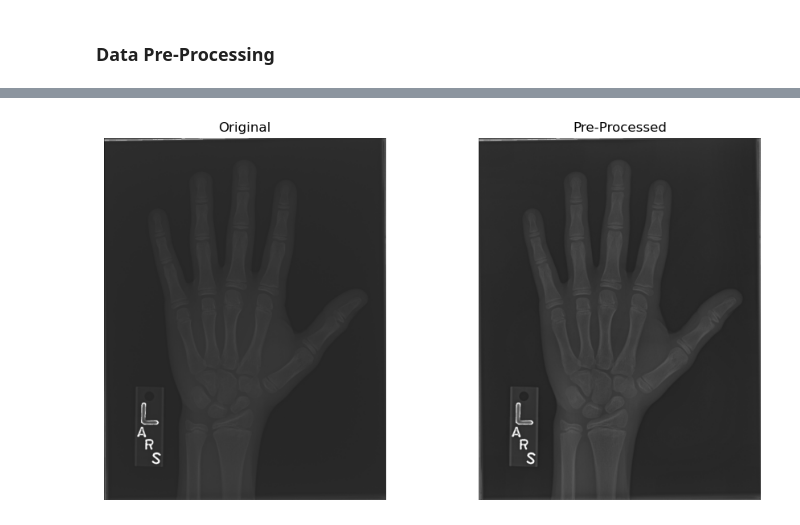
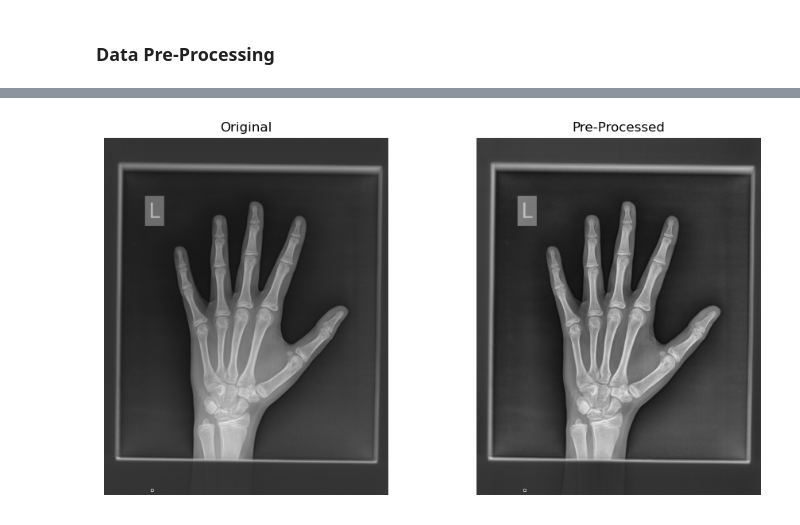
Before and after one commit to andresespinalh/Bone-Age-Assessment-HDA, a Jupyter notebook: bone-age-assessment-analysis.ipynb, the cells around one changed output, grey strips where cells are left out. Drawn from its saved outputs; the diff is of its cells as text; code cells hidden in the pictures.

Commit message:
First attempts at edge detection & sampling before EDA

```diff
--- a/bone-age-assessment-analysis.ipynb
+++ b/bone-age-assessment-analysis.ipynb
@@ -76,8 +77,22 @@ for split in img_paths_src_dict:
     file_names = [f for f in os.listdir(dir) if os.path.isfile(os.path.join(dir, f))]
     relative_paths = [os.path.join(dir, f) for f in file_names]
     img_rel_paths_dict[split] = relative_paths
+
+# Take % amount of samples of images from the training set to analyze
+random.seed(642)
+perc_samples = 0.25
+n_samples = int(round(perc_samples*len(img_rel_paths_dict['training']), 0))
+img_paths_analysis = random.sample(img_rel_paths_dict['training'], n_samples)
+
+# Read the images, preprocess and put both the source and the pre-processed image into a dictionary
+for file in img_paths_analysis:
+    img_src = cv.imread(file)
+    img_p = preprocess_image(img_src, resize=False)
+    images.append({'img_src': img_src, 'img_p': img_p})
+
+# Write to file
+# path = img_paths_dest_dict['training']
+
+# for i in range(len(images)):
+#     img = images[i]['img_p']
+#     cv.imwrite('{0}\{1}.png'.format(path, i), img)
-# %%
-for file in img_rel_paths_dict['test']:
-    img_src = cv.imread(file)
-    img_p = preprocess_image(img_src, resize=False)
-    images.append({'img_src': img_src, 'img_p': img_p})
@@ -90,0 +99,15 @@ for i in range(len(images)):
+# %%
+img_comp = images[190]
+img = np.copy(img_comp['img_p'])
+
+# First we convert do a binary threshold in the image to make contours more evident
+_, img_thr = cv.threshold(img, 60, 100, cv.THRESH_BINARY)
+
+# Gaussian Blur to smooth the image
+img_blur = cv.GaussianBlur(img_thr, (33, 33), 20)
+
+# Then we find the contours
+contours, hierarchy = cv.findContours(img_blur, cv.RETR_EXTERNAL, cv.CHAIN_APPROX_SIMPLE)
+img = cv.cvtColor(img, cv.COLOR_GRAY2BGR)
+cv.drawContours(img, contours, -1, (0, 255, 0), 5)
+# cv.drawContours(img, contours[hierarchy[0][0][2]], -1, (0,255,0), 5)
@@ -91,5 +132,4 @@ for i in range(len(images)):
 # %%
-img_comp = images[6]
-display_img_comp(img_comp['img_src'], img_comp['img_p'])
+display_img_comp(img_comp['img_src'], img_comp['img_p'], 'Original', 'Pre-Processed')
 # %% [output]
-[figure, old version]
+[figure, new version]
```
Also changed, not shown: parts of 7 cells of this notebook.
